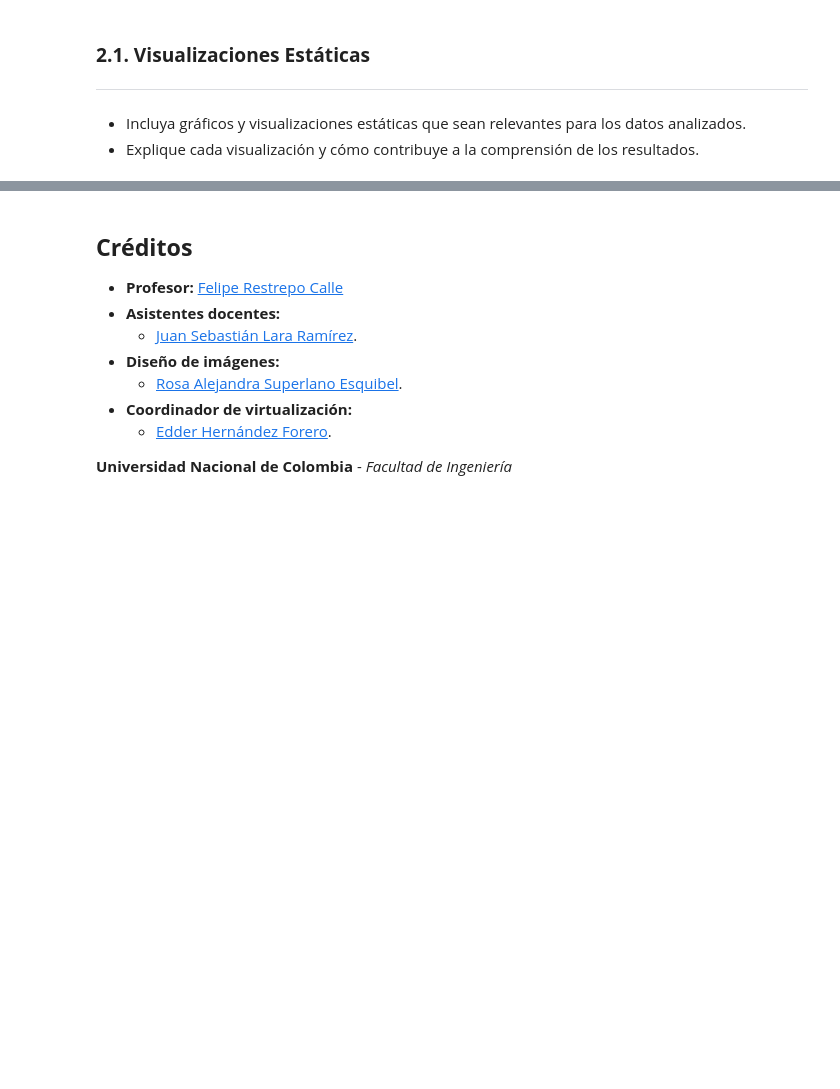
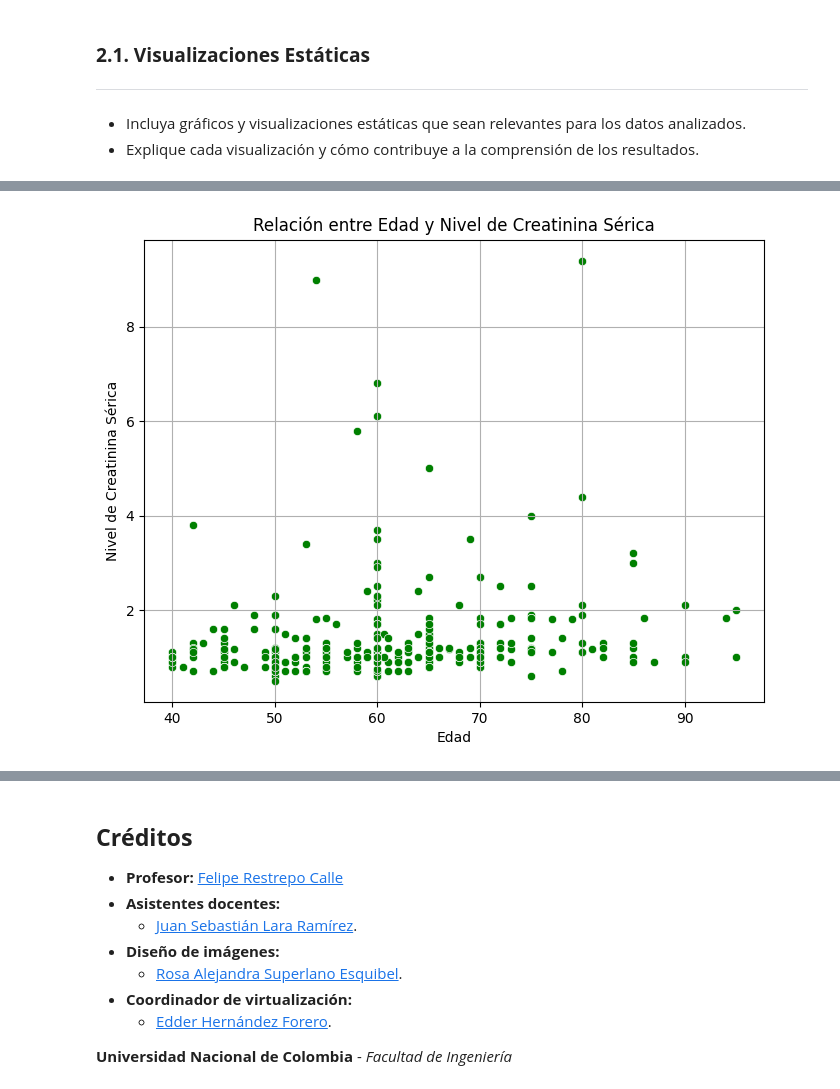
Before and after one commit to danielamejiacastro/MLDS--Course, a Jupyter notebook: M1U5_fase_4_Analisis_de_los_datos.ipynb, the cells around one changed output, grey strips where cells are left out. Drawn from its saved outputs; the diff is of its cells as text; code cells hidden in the pictures; blank space fills up the shorter version.

```diff
--- a/M1U5_fase_4_Analisis_de_los_datos.ipynb
+++ b/M1U5_fase_4_Analisis_de_los_datos.ipynb
@@ -197,0 +224,11 @@ Con un total de 230 aciertos de 299
+# %%
+# 3. Gráfico de dispersión para mostrar la relación entre la edad y el nivel de creatinina sérica
+plt.figure(figsize=(8, 6))
+sns.scatterplot(x='age', y='serum_creatinine', data=df, color='green')
+plt.title('Relación entre Edad y Nivel de Creatinina Sérica')
+plt.xlabel('Edad')
+plt.ylabel('Nivel de Creatinina Sérica')
+plt.grid(True)
+plt.show()
+# %% [output]
+[figure, added]
```
Also changed, not shown: parts of 18 cells of this notebook.
